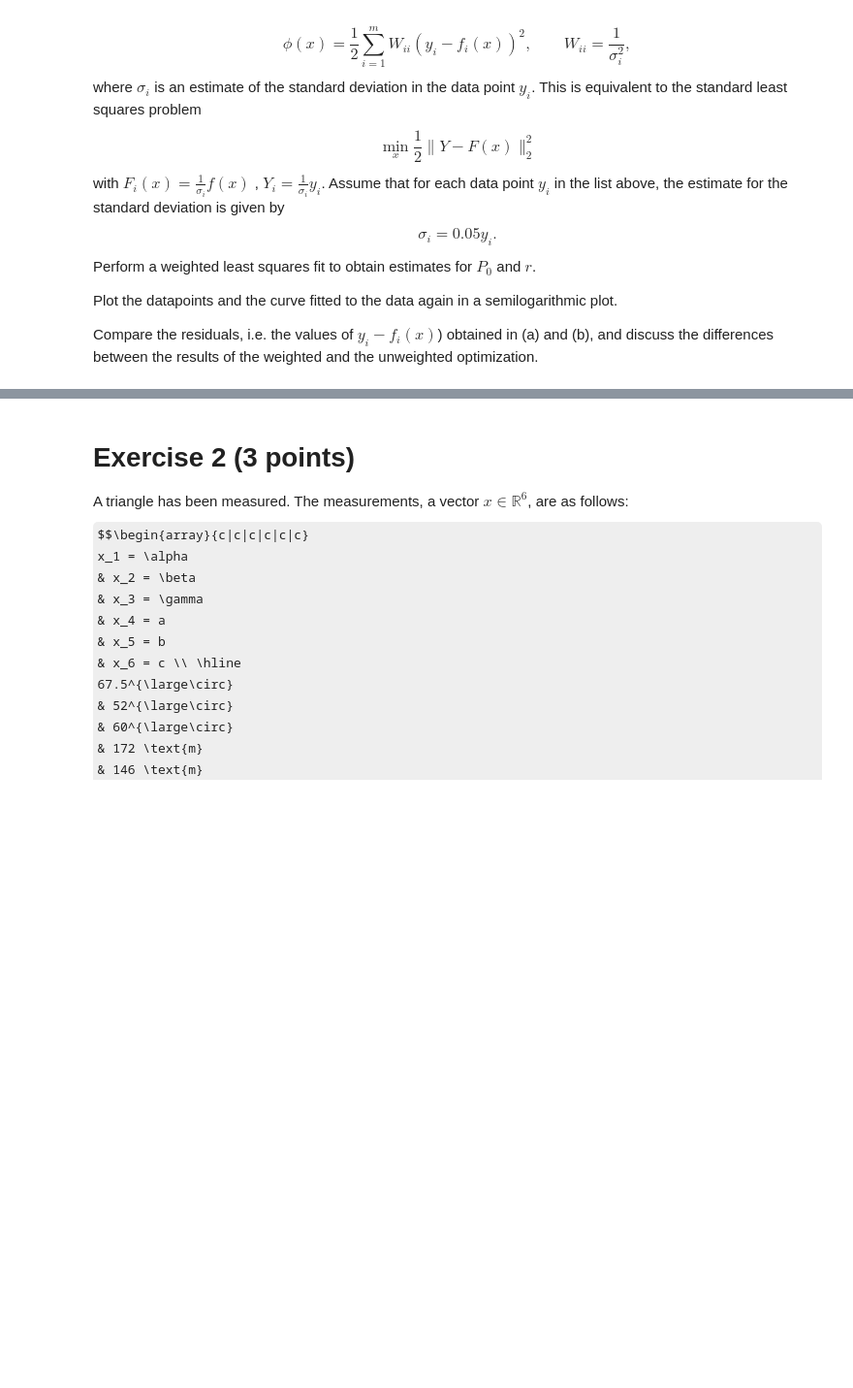
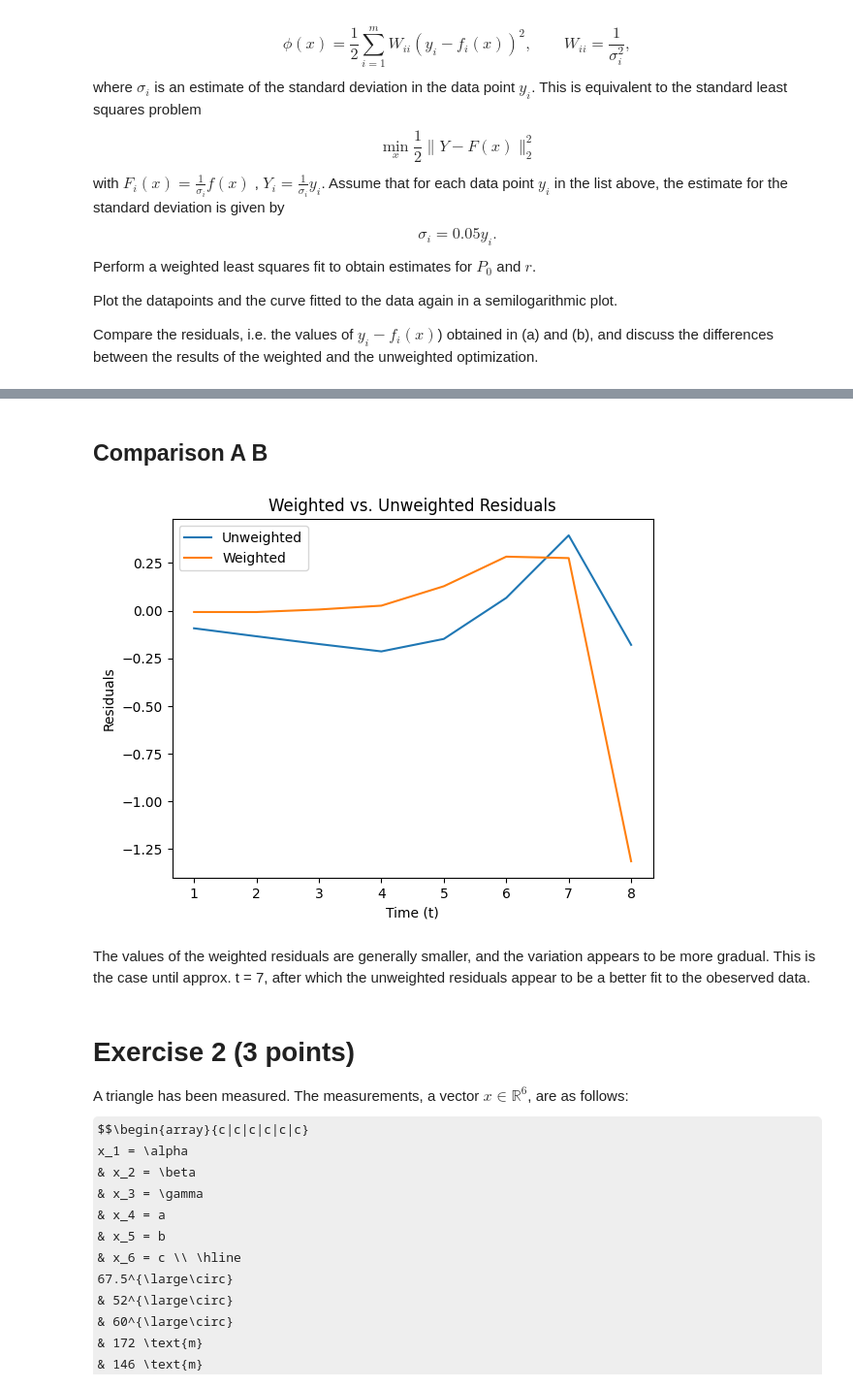
Before and after one commit to koenweverink/numericalAlgorithms, a Jupyter notebook: hw5_2023.ipynb, the cells around one changed output, grey strips where cells are left out. Shown: that part at 97% size. Saved outputs shown, nothing was run; the diff lists cells and outputs as text; code cells hidden in the pictures; some formulas as TeX source; blank space fills up the shorter version.

```diff
--- a/hw5_2023.ipynb
+++ b/hw5_2023.ipynb
@@ -174,14 +174,14 @@ initial_guess = np.array([data[0], 0.1])
 result_params = gauss_newton(initial_guess, x, y, growth, sigmas=sigmas)
 
 p_0_fit, r_fit = result_params
-fit_curve = growth((p_0_fit, r_fit), x)
+fit_curve_weighted = growth((p_0_fit, r_fit), x)
 
 print("Fitted parameters:")
 print("p_0:", p_0_fit)
 print("r:", r_fit)
 
 plt.semilogy(np.arange(len(data)), data, 'o', label='Original Data')
-plt.semilogy(np.arange(len(data)), fit_curve, label='Fitted Curve')
+plt.semilogy(np.arange(len(data)), fit_curve_weighted, label='Fitted Curve')
 plt.legend()
 plt.xlabel("Timestep")
 plt.ylabel("Number of bacteria (billions)")
@@ -193,4 +193,39 @@ r: 1.861975395412332
 [figure]
+# %% [markdown]
+## Comparison A B
+# %%
+def compare_residuals(t, P):
+    """
+    Compare and visualize the residuals of two sets of data.
+
+    Parameters:
+    - t (array-like): Time values corresponding to the data points.
+    - P (array-like): Observed data points to be compared.
+    """
+
+    # Compute residuals
+    residuals = P - fit_curve
+    residuals_weighted = P - fit_curve_weighted
+
+    # Plotting
+    plt.plot(t, residuals, label='Unweighted')
+    plt.plot(t, residuals_weighted, label='Weighted')
+
+    plt.title('Weighted vs. Unweighted Residuals')
+    plt.xlabel('Time (t)')
+    plt.ylabel('Residuals')
+    plt.legend()
+    plt.show()
+
+
+P = np.array([0.19, 0.36, 0.69, 1.3, 2.5, 4.7, 8.5, 14])
+
+# Comparing the residuals
+compare_residuals(np.arange(1, 9), P)
+# %% [output]
+[figure, added]
+# %% [markdown]
+The values of the weighted residuals are generally smaller, and the variation appears to be more gradual. This is the case until approx. t = 7, after which the unweighted residuals appear to be a better fit to the obeserved data.
 # %% [markdown]
 # Exercise 2 (3 points)
 A triangle has been measured. The measurements, a vector $x \in \mathbb{R}^6$, are as follows:
```
Also changed, not shown: parts of 4 cells of this notebook, 3 other files.
